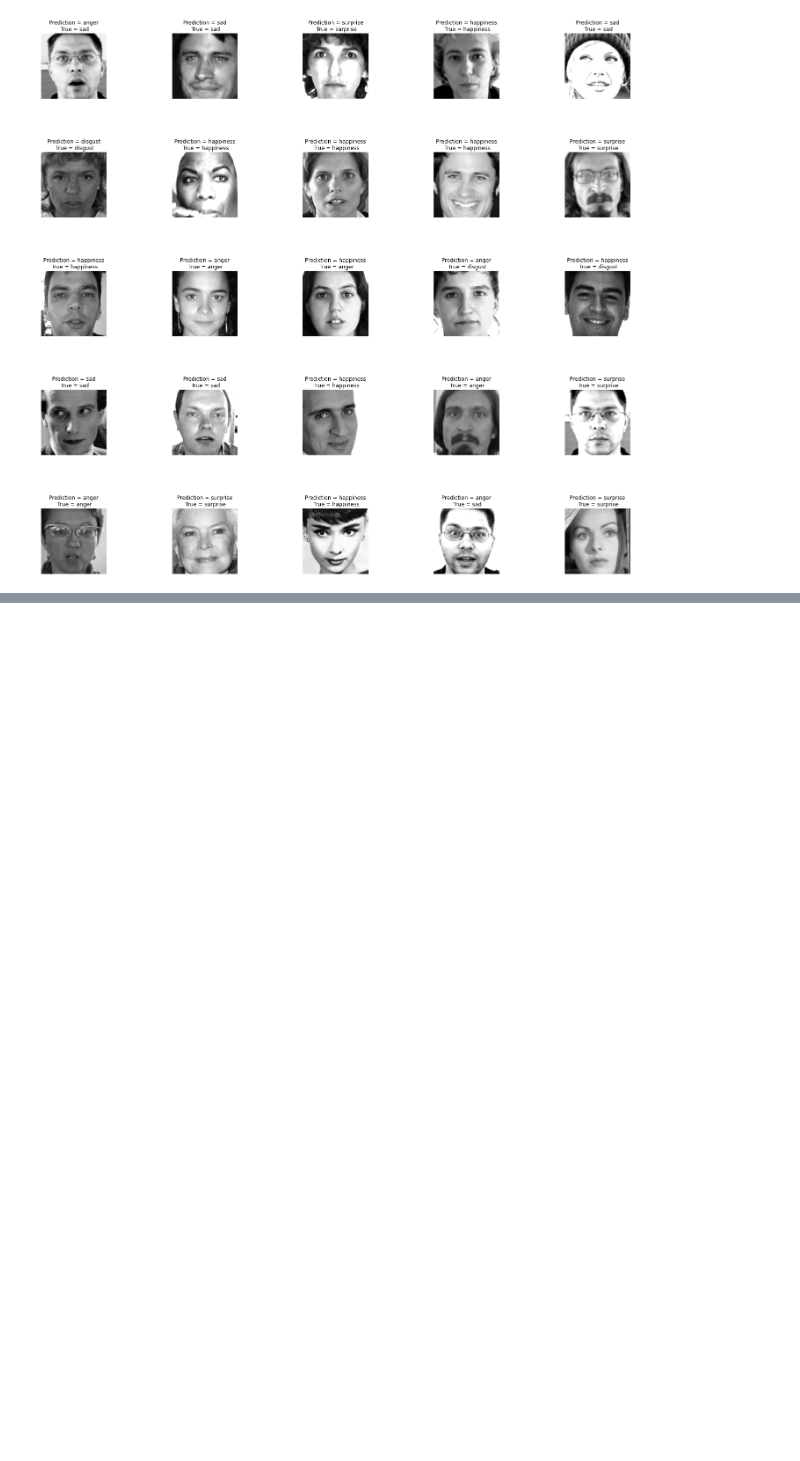
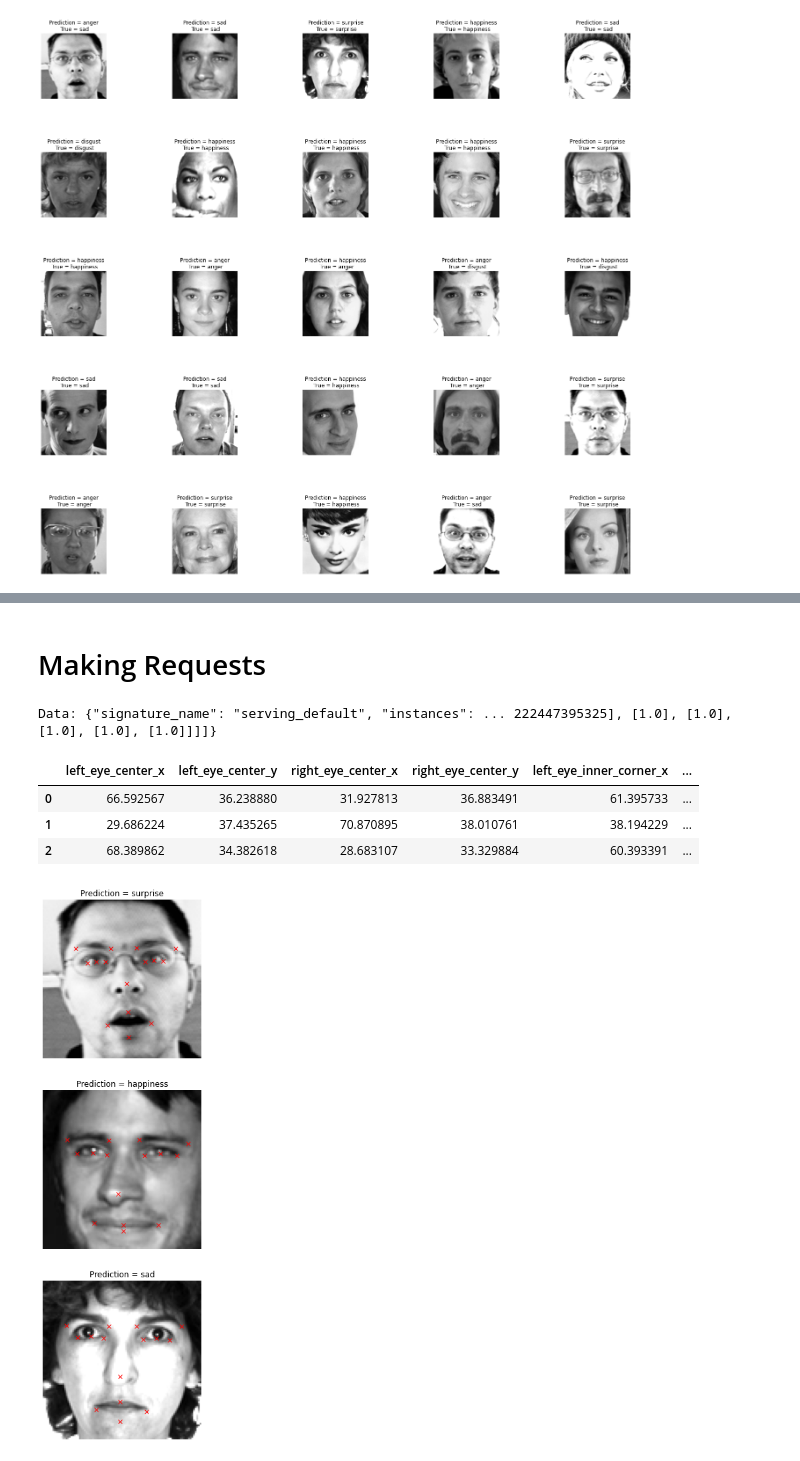
Before and after one commit to Sarjhana/Emotion-AI, a Jupyter notebook: Emotion_AI.ipynb, the cells around one changed output, grey strips where cells are left out. Saved outputs shown, nothing was run; the diff lists cells and outputs as text; code cells hidden in the pictures; blank space fills up the shorter version.

```diff
--- a/Emotion_AI.ipynb
+++ b/Emotion_AI.ipynb
@@ -723,0 +906,9 @@ plt.subplots_adjust(wspace = 1)
+# %% [markdown]
+# Making Requests
+# %%
+import json
+
+data = json.dumps({"signature_name": "serving_default", "instances": X_test[0:3].tolist()})
+print('Data: {} ... {}'.format(data[:50], data[len(data)-52:]))
+# %% [output]
+Data: {"signature_name": "serving_default", "instances": ... 222447395325], [1.0], [1.0], [1.0], [1.0], [1.0]]]]}
@@ -723,0 +917,43 @@ plt.subplots_adjust(wspace = 1)
+# %%
+import requests
+
+# Function to make predictions from deployed models
+def response(data):
+  headers = {"content-type": "application/json"}
+  json_response = requests.post('http://localhost:4500/v1/models/keypoint_model/versions/1:predict', data=data, headers=headers, verify = False)
+  df_predict = json.loads(json_response.text)['predictions']
+  json_response = requests.post('http://localhost:4000/v1/models/emotion_model/versions/1:predict', data=data, headers=headers, verify = False)
+  df_emotion = np.argmax(json.loads(json_response.text)['predictions'], axis = 1)
+
+  # Reshaping array from (856,) to (856,1)
+  df_emotion = np.expand_dims(df_emotion, axis = 1)
+
+  # Converting the predictions into a dataframe
+  df_predict= pd.DataFrame(df_predict, columns = columns)
+
+  # Adding emotion into the predicted dataframe
+  df_predict['emotion'] = df_emotion
+
+  return df_predict
+# %%
+df_predict = response(data)
+# %%
+df_predict
+# %% [output]
+|  | left_eye_center_x | left_eye_center_y | right_eye_center_x | right_eye_center_y | left_eye_inner_corner_x | ... |
+| 0 | 66.592567 | 36.238880 | 31.927813 | 36.883491 | 61.395733 | ... |
+| 1 | 29.686224 | 37.435265 | 70.870895 | 38.010761 | 38.194229 | ... |
+| 2 | 68.389862 | 34.382618 | 28.683107 | 33.329884 | 60.393391 | ... |
+# %%
+fig, axes = plt.subplots(3, 1, figsize = (15, 15))
+axes = axes.ravel()
+
+for i in range(3):
+
+    axes[i].imshow(X_test[i].squeeze(),cmap='gray')
+    axes[i].set_title('Prediction = {}'.format(label_to_text[df_predict['emotion'][i]]))
+    axes[i].axis('off')
+    for j in range(1,31,2):
+            axes[i].plot(df_predict.loc[i][j-1], df_predict.loc[i][j], 'rx')
+# %% [output]
+[figure, added]
```
Also changed, not shown: parts of 18 cells of this notebook.
